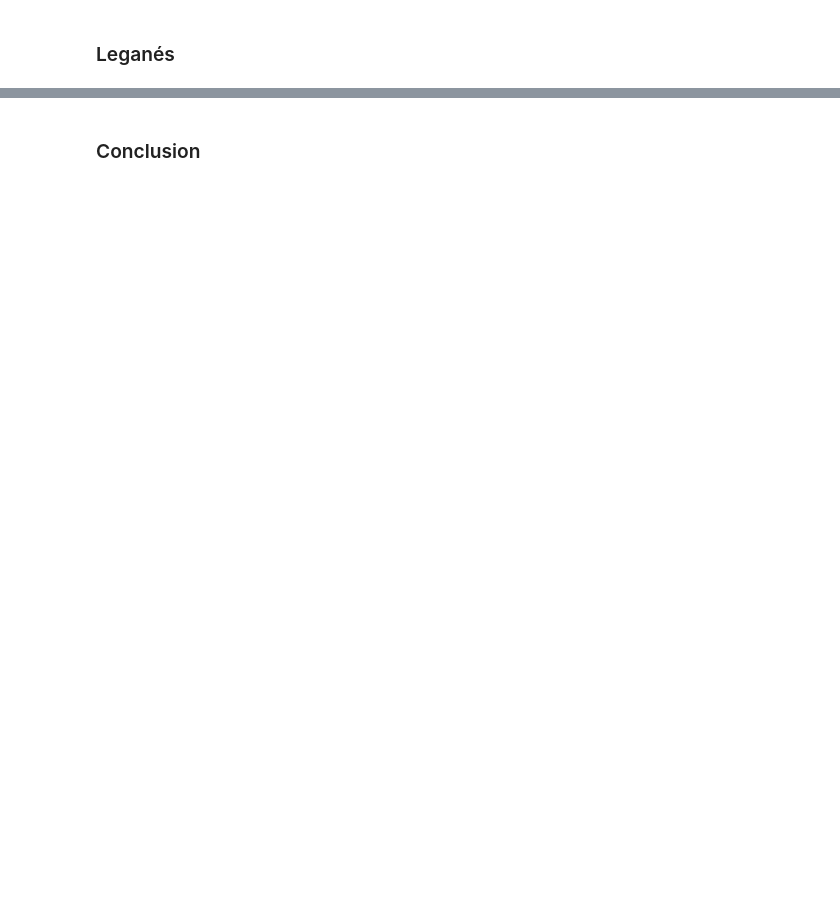
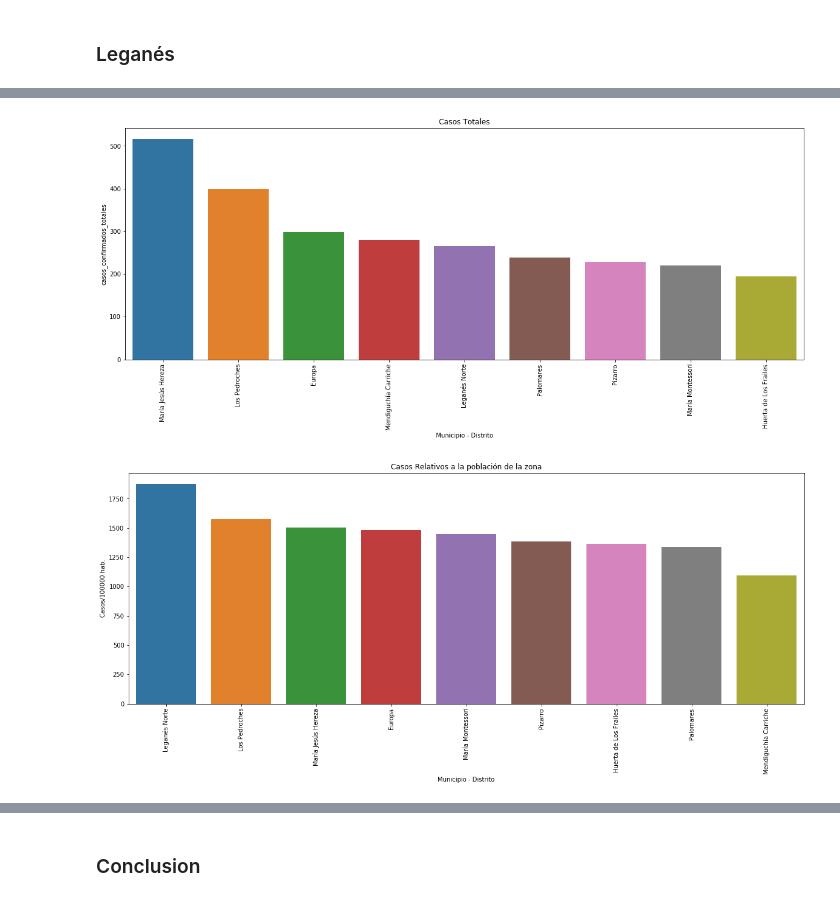
Before and after one commit to giorbernal/covidmadrid, a Jupyter notebook: ZonesDetail.ipynb, the cells around one changed output, grey strips where cells are left out. Saved outputs shown, nothing was run; the diff lists cells and outputs as text; code cells hidden in the pictures; blank space fills up the shorter version.

Commit message:
Leganes details and minor fixings

```diff
--- a/ZonesDetail.ipynb
+++ b/ZonesDetail.ipynb
@@ -36,0 +35,7 @@ TODO
+# %%
+health_zones_leganes = checkPositions(sample_coordinates['Leganés'])
+# %%
+comparePlaces(df, health_zones_leganes,dataset='zonas')
+# %% [output]
+[figure, added]
+[figure, added]
```
Also changed, not shown: parts of 5 cells of this notebook, 3 other files.
